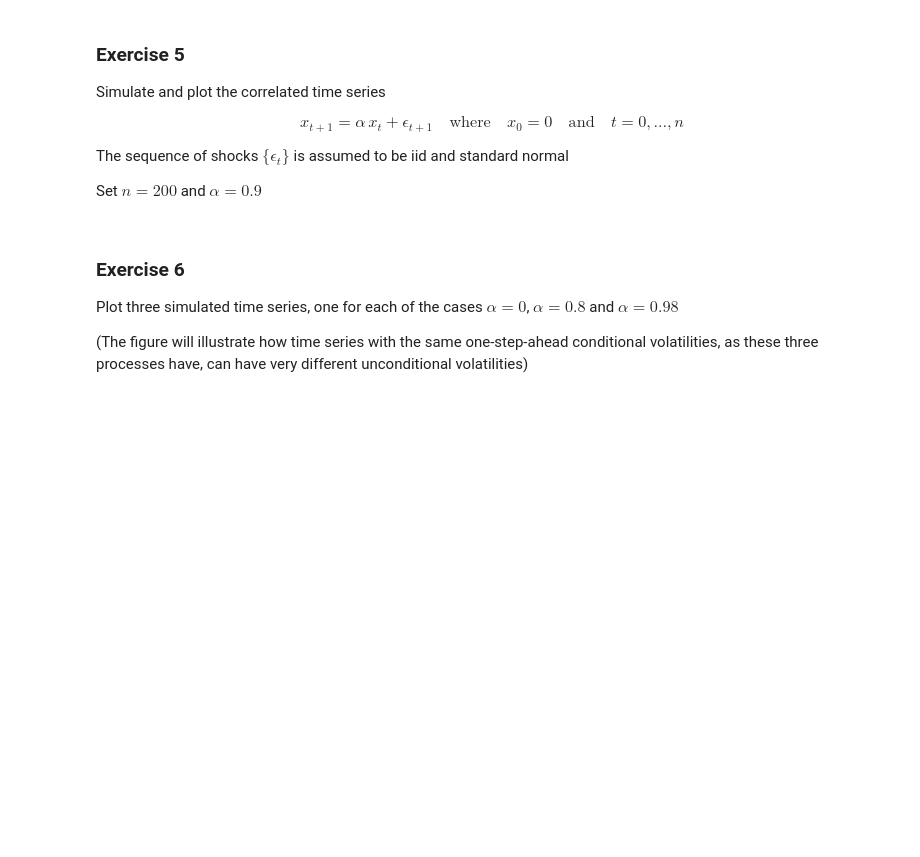
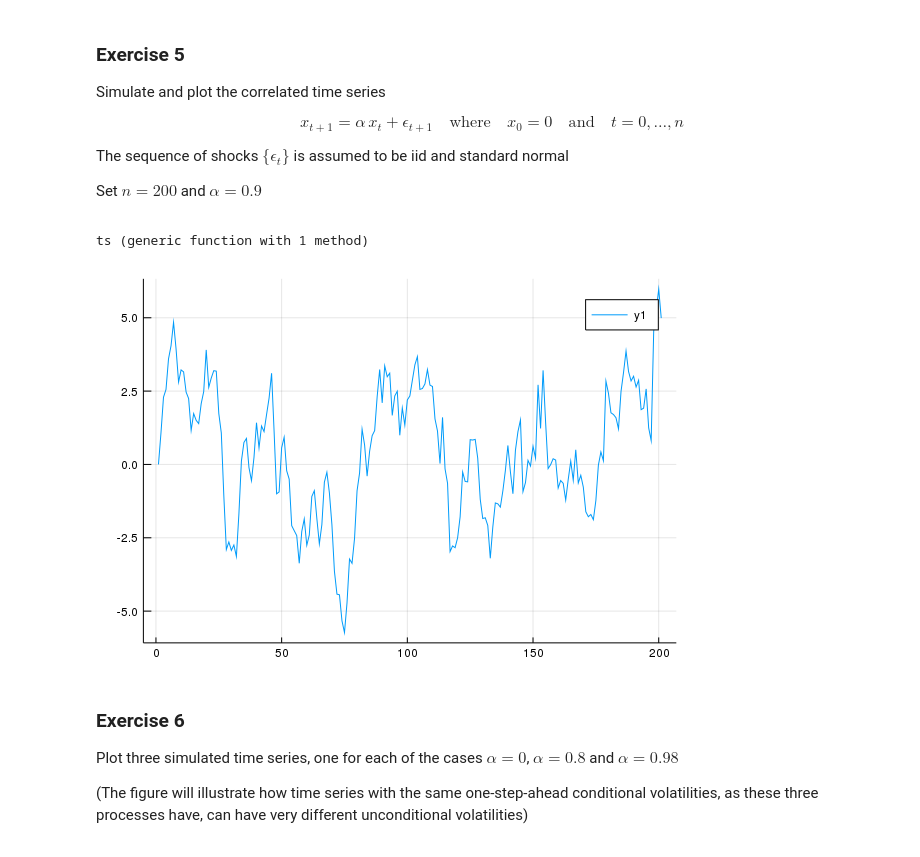
Before and after one commit to scpocompecon-2019/julia-workout-1-takashissb, a Jupyter notebook: HW1.ipynb, the cells around one changed output. Drawn from its saved outputs; the diff is of its cells as text; code cells hidden in the pictures; blank space fills up the shorter version.

```diff
--- a/HW1.ipynb
+++ b/HW1.ipynb
@@ -97,6 +147,23 @@ Set $ n = 200 $ and $ \alpha = 0.9 $
 
 
 <a id='jbe-ex6'></a>
+# %%
+function ts(n,𝛼)
+    x=zeros(n+1)
+    𝜖=randn(n)
+    for i in 1:n
+        x[i+1]=𝛼*x[i]+𝜖[i]
+    end
+    return x
+end
+# %% [output]
+ts (generic function with 1 method)
+# %%
+using Plots
+gr(fmt=:png);
+plot(ts(200,0.9))
+# %% [output]
+[figure, added]
 # %% [markdown]
 ### Exercise 6
 
```
Also changed, not shown: parts of 9 cells of this notebook.
